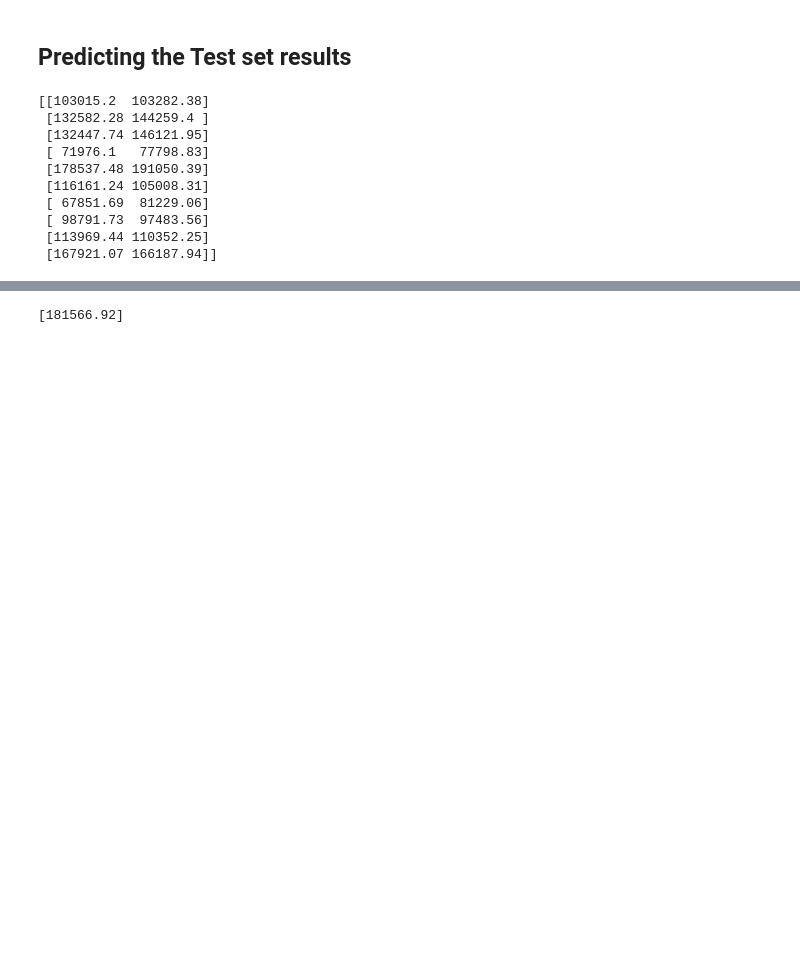
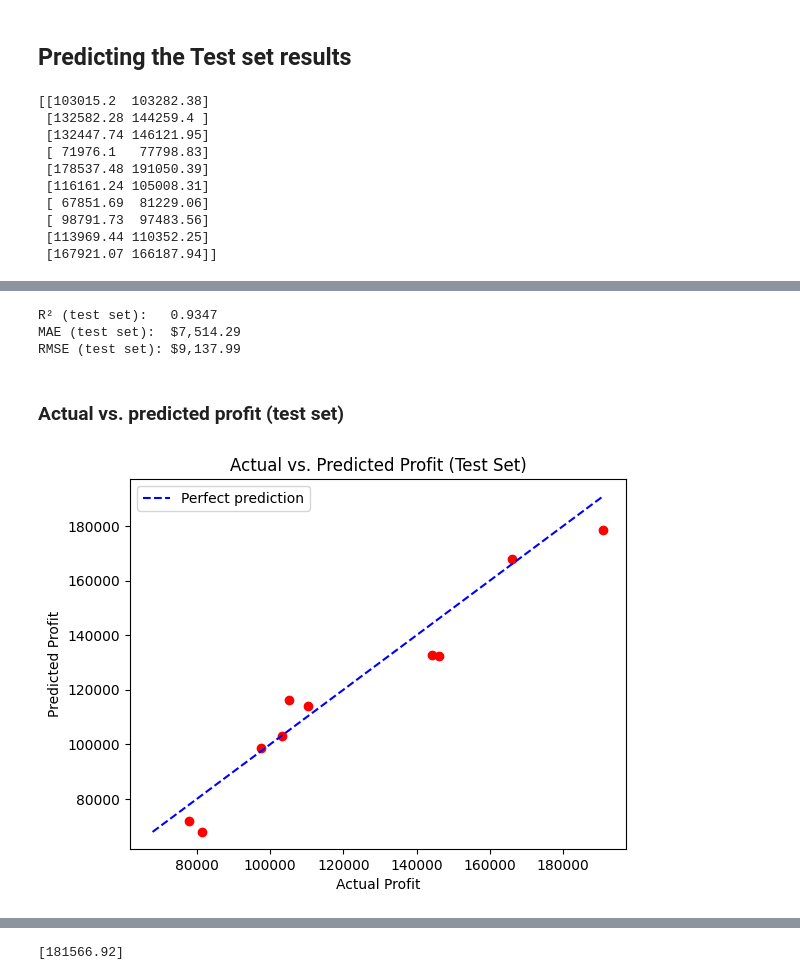
Before and after one commit to SinaLYZ/Machine-Learning-A-Z, a Jupyter notebook: 03-multiple-linear-regression/multiple_linear_regression.ipynb, the cells around one changed output, grey strips where cells are left out. Saved outputs shown, nothing was run; the diff lists cells and outputs as text; code cells hidden in the pictures; blank space fills up the shorter version.

```diff
--- a/03-multiple-linear-regression/multiple_linear_regression.ipynb
+++ b/03-multiple-linear-regression/multiple_linear_regression.ipynb
@@ -91,0 +91,28 @@ print(np.concatenate((y_pred.reshape(len(y_pred),1), y_test.reshape(len(y_test),
+# %%
+from sklearn.metrics import r2_score, mean_absolute_error, mean_squared_error
+
+r2 = r2_score(y_test, y_pred)
+mae = mean_absolute_error(y_test, y_pred)
+rmse = np.sqrt(mean_squared_error(y_test, y_pred))
+
+print(f'R² (test set):   {r2:.4f}')
+print(f'MAE (test set):  ${mae:,.2f}')
+print(f'RMSE (test set): ${rmse:,.2f}')
+# %% [output]
+R² (test set):   0.9347
+MAE (test set):  $7,514.29
+RMSE (test set): $9,137.99
+# %% [markdown]
+### Actual vs. predicted profit (test set)
+# %%
+lims = [min(y_test.min(), y_pred.min()), max(y_test.max(), y_pred.max())]
+
+plt.scatter(y_test, y_pred, color='red')
+plt.plot(lims, lims, color='blue', linestyle='--', label='Perfect prediction')
+plt.xlabel('Actual Profit')
+plt.ylabel('Predicted Profit')
+plt.title('Actual vs. Predicted Profit (Test Set)')
+plt.legend()
+plt.show()
+# %% [output]
+[figure, added]
```
Also changed, not shown: parts of 22 cells of this notebook, 9 other files.
